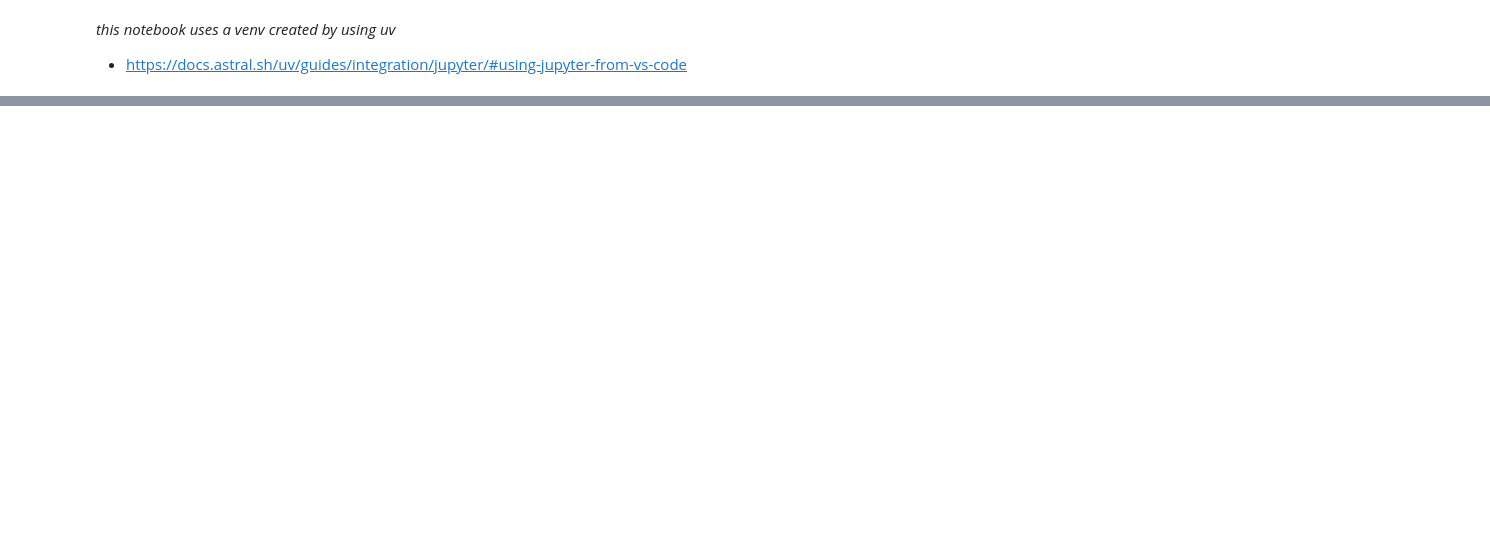
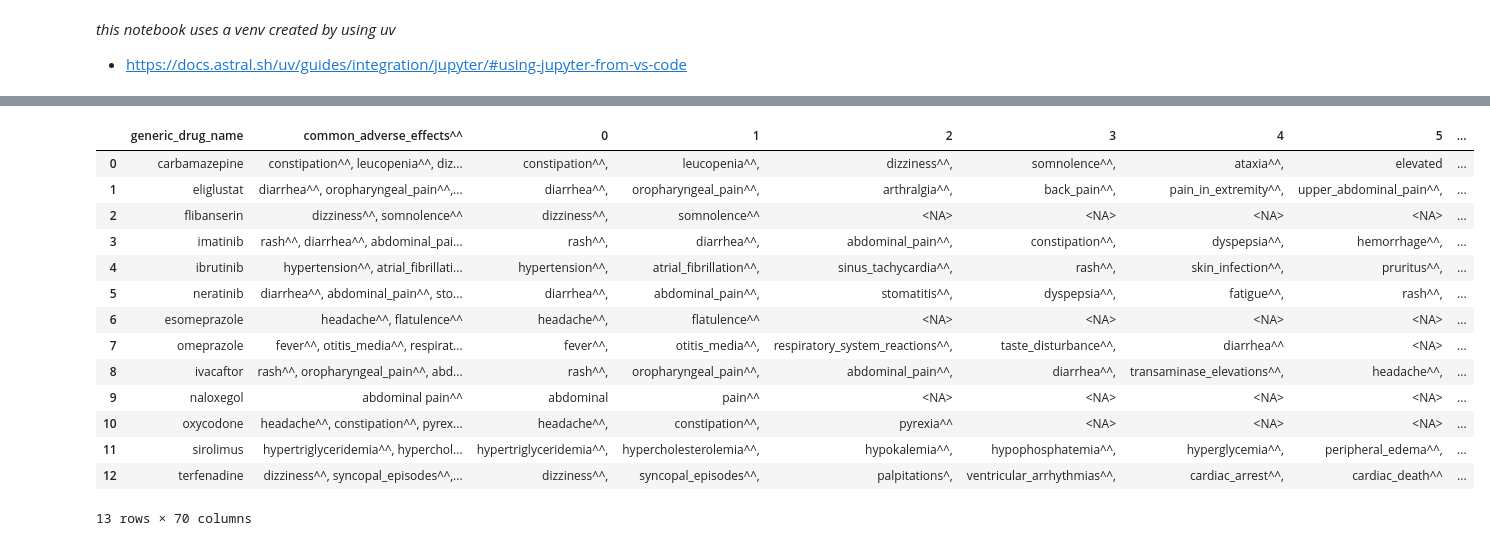
Before and after one commit to jhylin/Adverse_drug_reactions, a Jupyter notebook: ADR_test.ipynb, the cells around one changed output, grey strips where cells are left out. Cells and saved outputs as stored; diff of their text form; code cells hidden in the pictures; blank space fills up the shorter version.

```diff
--- a/ADR_test.ipynb
+++ b/ADR_test.ipynb
@@ -12,0 +24,11 @@ data
+# %%
+# drop some columns
+df = data.drop([
+    "cyp_strength_of_evidence",
+    "drug_class",
+    "less_common_adverse_effects^",
+    "first_ref",
+    "second_ref",
+    "date_checked"
+    ], axis=1)
+df
@@ -13,5 +50,5 @@ data
 # %%
 # Change data types for ADRs
-data = data.astype({'common_adverse_effects^^': 'string', 'less_common_adverse_effects^': 'string'})
-data.dtypes
+df = df.astype({"generic_drug_name": "string", "common_adverse_effects^^": "string"})
+df.dtypes
 # %% [output]
@@ -38,0 +58,7 @@ Name: common_adverse_effects^^, dtype: string
+# %%
+# Expand the common ADR column
+# alternative way is to explode:
+#data["common_adverse_effects^^"].explode()
+
+adr = df["common_adverse_effects^^"].str.split(expand=True)
+adr
@@ -38,0 +81,20 @@ Name: common_adverse_effects^^, dtype: string
+# %%
+# Merge dfs
+df = df.join(adr)
+df
+# %% [output]
+|  | generic_drug_name | common_adverse_effects^^ | 0 | 1 | 2 | 3 | 4 | 5 | ... |
+| 0 | carbamazepine | constipation^^, leucopenia^^, diz... | constipation^^, | leucopenia^^, | dizziness^^, | somnolence^^, | ataxia^^, | elevated | ... |
+| 1 | eliglustat | diarrhea^^, oropharyngeal_pain^^,... | diarrhea^^, | oropharyngeal_pain^^, | arthralgia^^, | back_pain^^, | pain_in_extremity^^, | upper_abdominal_pain^^, | ... |
+| 2 | flibanserin | dizziness^^, somnolence^^ | dizziness^^, | somnolence^^ | <NA> | <NA> | <NA> | <NA> | ... |
+| 3 | imatinib | rash^^, diarrhea^^, abdominal_pai... | rash^^, | diarrhea^^, | abdominal_pain^^, | constipation^^, | dyspepsia^^, | hemorrhage^^, | ... |
+| 4 | ibrutinib | hypertension^^, atrial_fibrillati... | hypertension^^, | atrial_fibrillation^^, | sinus_tachycardia^^, | rash^^, | skin_infection^^, | pruritus^^, | ... |
+| 5 | neratinib | diarrhea^^, abdominal_pain^^, sto... | diarrhea^^, | abdominal_pain^^, | stomatitis^^, | dyspepsia^^, | fatigue^^, | rash^^, | ... |
+| 6 | esomeprazole | headache^^, flatulence^^ | headache^^, | flatulence^^ | <NA> | <NA> | <NA> | <NA> | ... |
+| 7 | omeprazole | fever^^, otitis_media^^, respirat... | fever^^, | otitis_media^^, | respiratory_system_reactions^^, | taste_disturbance^^, | diarrhea^^ | <NA> | ... |
+| 8 | ivacaftor | rash^^, oropharyngeal_pain^^, abd... | rash^^, | oropharyngeal_pain^^, | abdominal_pain^^, | diarrhea^^, | transaminase_elevations^^, | headache^^, | ... |
+| 9 | naloxegol | abdominal pain^^ | abdominal | pain^^ | <NA> | <NA> | <NA> | <NA> | ... |
+| 10 | oxycodone | headache^^, constipation^^, pyrex... | headache^^, | constipation^^, | pyrexia^^ | <NA> | <NA> | <NA> | ... |
+| 11 | sirolimus | hypertriglyceridemia^^, hyperchol... | hypertriglyceridemia^^, | hypercholesterolemia^^, | hypokalemia^^, | hypophosphatemia^^, | hyperglycemia^^, | peripheral_edema^^, | ... |
+| 12 | terfenadine | dizziness^^, syncopal_episodes^^,... | dizziness^^, | syncopal_episodes^^, | palpitations^, | ventricular_arrhythmias^^, | cardiac_arrest^^, | cardiac_death^^ | ... |
+13 rows × 70 columns
```
Also changed, not shown: parts of 9 cells of this notebook, 3 other files.
